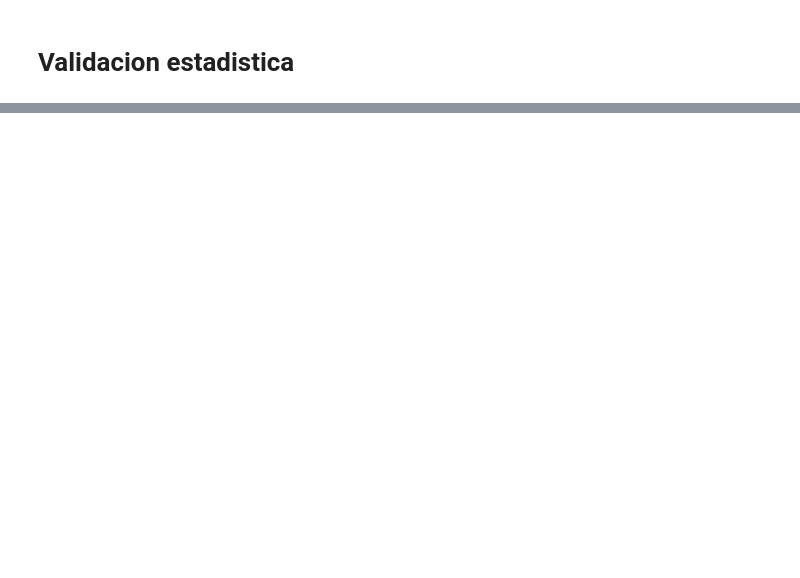
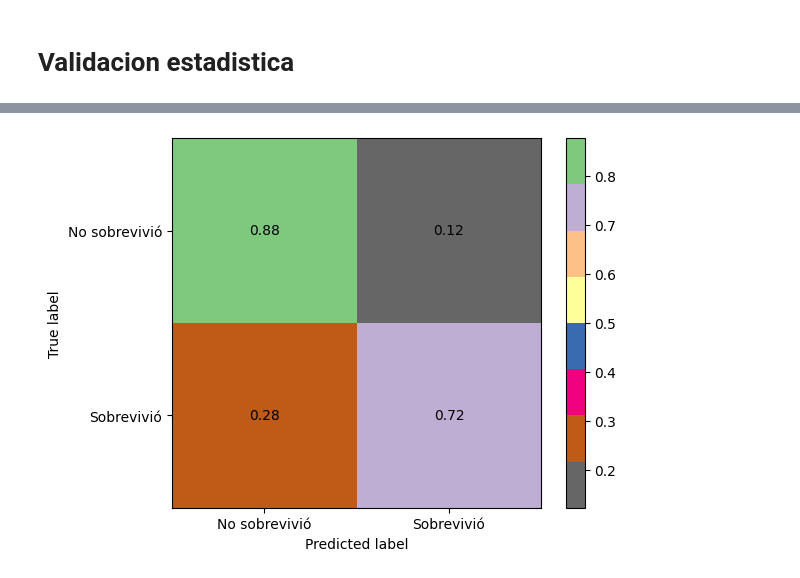
Before and after one commit to mcc-oscar-perez/Python, a Jupyter notebook: Modelo_De_Machine_Learning/Machine_learning_model.ipynb, the cells around one changed output, grey strips where cells are left out. Cells and saved outputs as stored; diff of their text form; code cells hidden in the pictures; blank space fills up the shorter version.

```diff
--- a/Modelo_De_Machine_Learning/Machine_learning_model.ipynb
+++ b/Modelo_De_Machine_Learning/Machine_learning_model.ipynb
@@ -102,0 +113,15 @@ plt.show()
+# %%
+# Matriz de confusión a partir de predicciones
+disp = metrics.ConfusionMatrixDisplay.from_predictions(
+                                                Y,
+                                                pred_Y,
+                                                labels=[0, 1],
+                                                display_labels=['No sobrevivió','Sobrevivió'],
+                                                normalize='true', # <--------------- modificamos aqui si queremos ver porcentajes en lugar de valores crudos
+                                                cmap= 'Accent_r',
+                                                colorbar=True,
+                                                text_kw={'color': 'black', 'fontweight': 'normal', 'fontsize': 10},
+                                                )
+plt.show()
+# %% [output]
+[figure, added]
```
Also changed, not shown: parts of 13 cells of this notebook.
